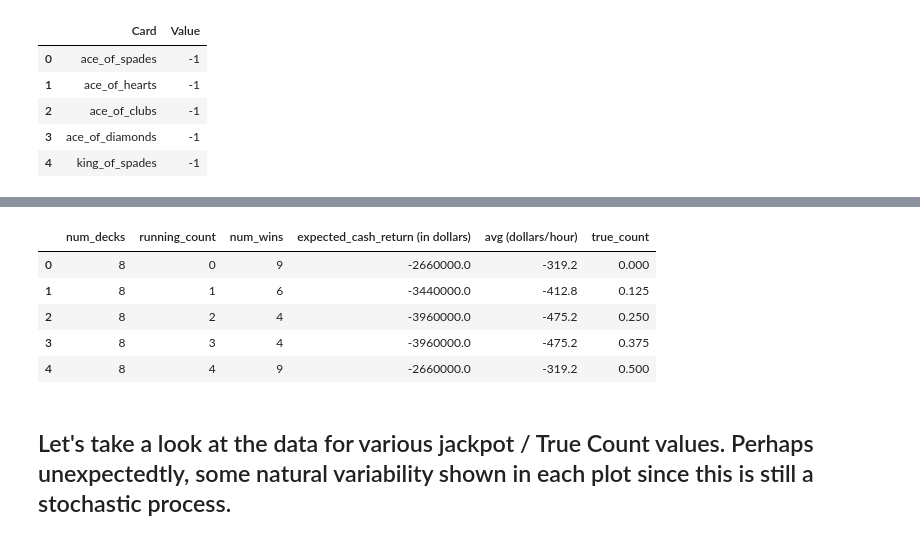
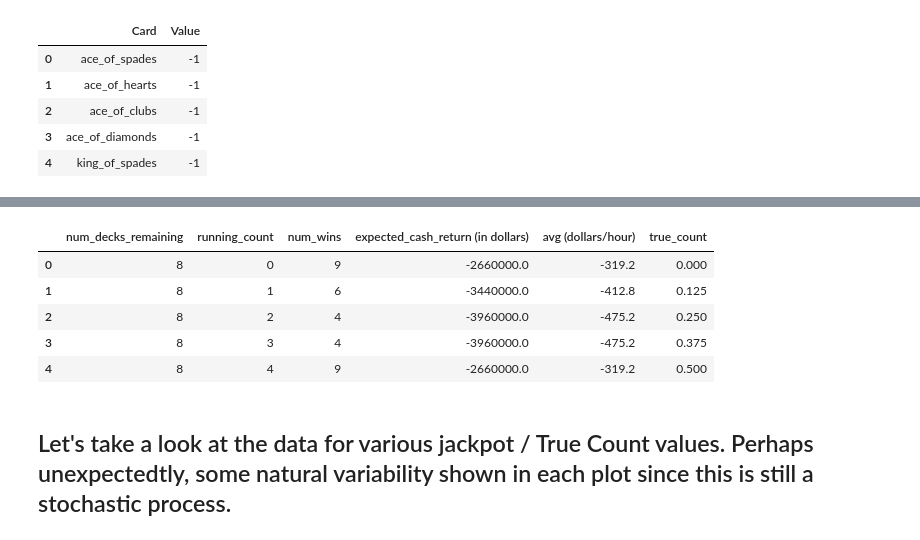
Before and after one commit to etsi123/DataScience_Blackjack_sb, a Jupyter notebook: src/Progressive_blackjack.ipynb, the cells around one changed output, grey strips where cells are left out. Saved outputs shown, nothing was run; the diff lists cells and outputs as text; code cells hidden in the pictures.

```diff
--- a/src/Progressive_blackjack.ipynb
+++ b/src/Progressive_blackjack.ipynb
@@ -84,10 +84,10 @@ df.head()
 | 3 | 8 | 3 | 4 | -3960000.0 | -475.2 |
 | 4 | 8 | 4 | 9 | -2660000.0 | -319.2 |
 # %%
-df['true_count'] = df['running_count']/df['num_decks']
+df['true_count'] = df['running_count']/df['num_decks_remaining']
 df.head()
 # %% [output]
-|  | num_decks | running_count | num_wins | expected_cash_return (in dollars) | avg (dollars/hour) | true_count |
+|  | num_decks_remaining | running_count | num_wins | expected_cash_return (in dollars) | avg (dollars/hour) | true_count |
 | 0 | 8 | 0 | 9 | -2660000.0 | -319.2 | 0.000 |
 | 1 | 8 | 1 | 6 | -3440000.0 | -412.8 | 0.125 |
 | 2 | 8 | 2 | 4 | -3960000.0 | -475.2 | 0.250 |
```
Also changed, not shown: parts of 11 cells of this notebook, 1 other file.
